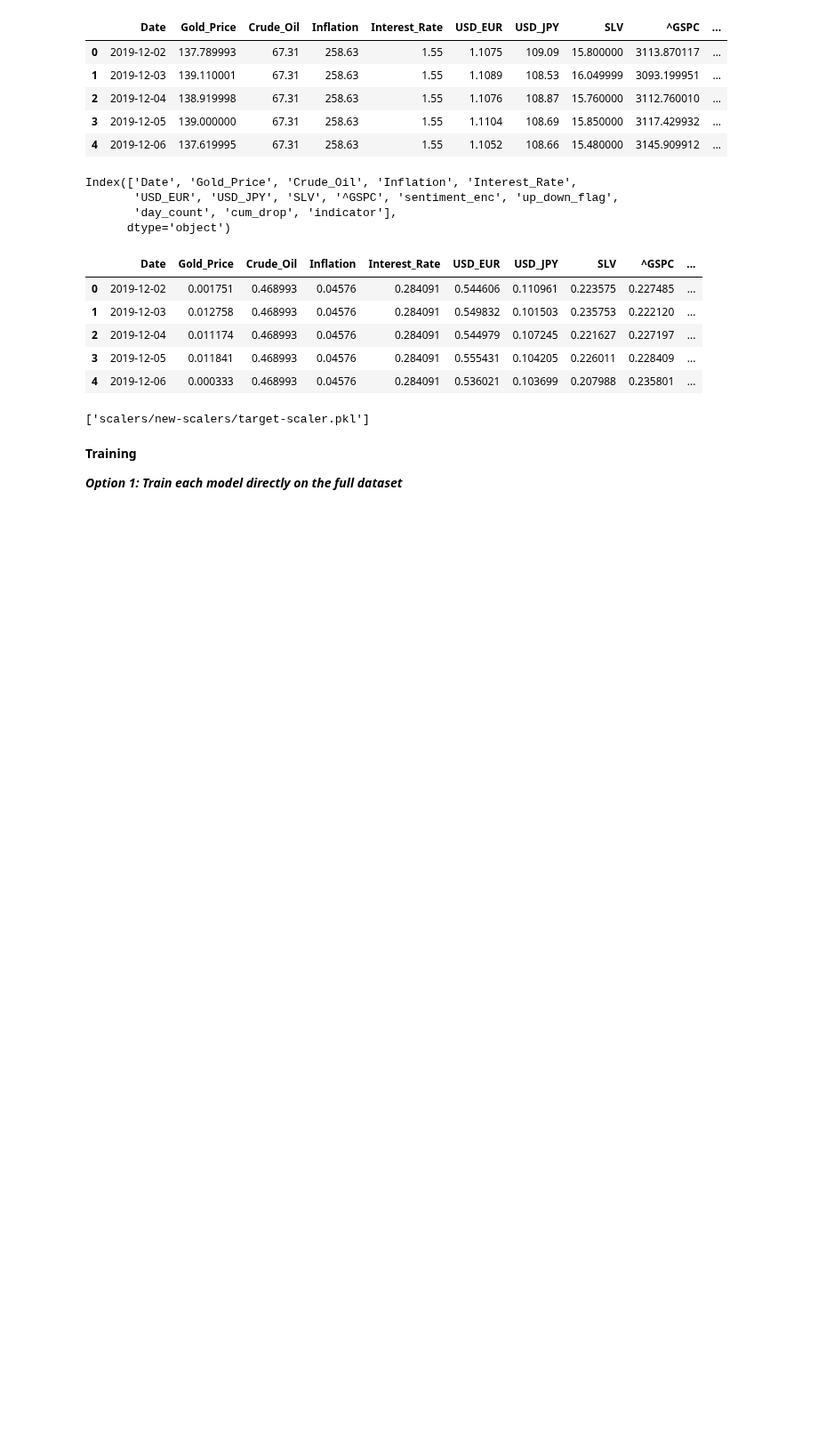
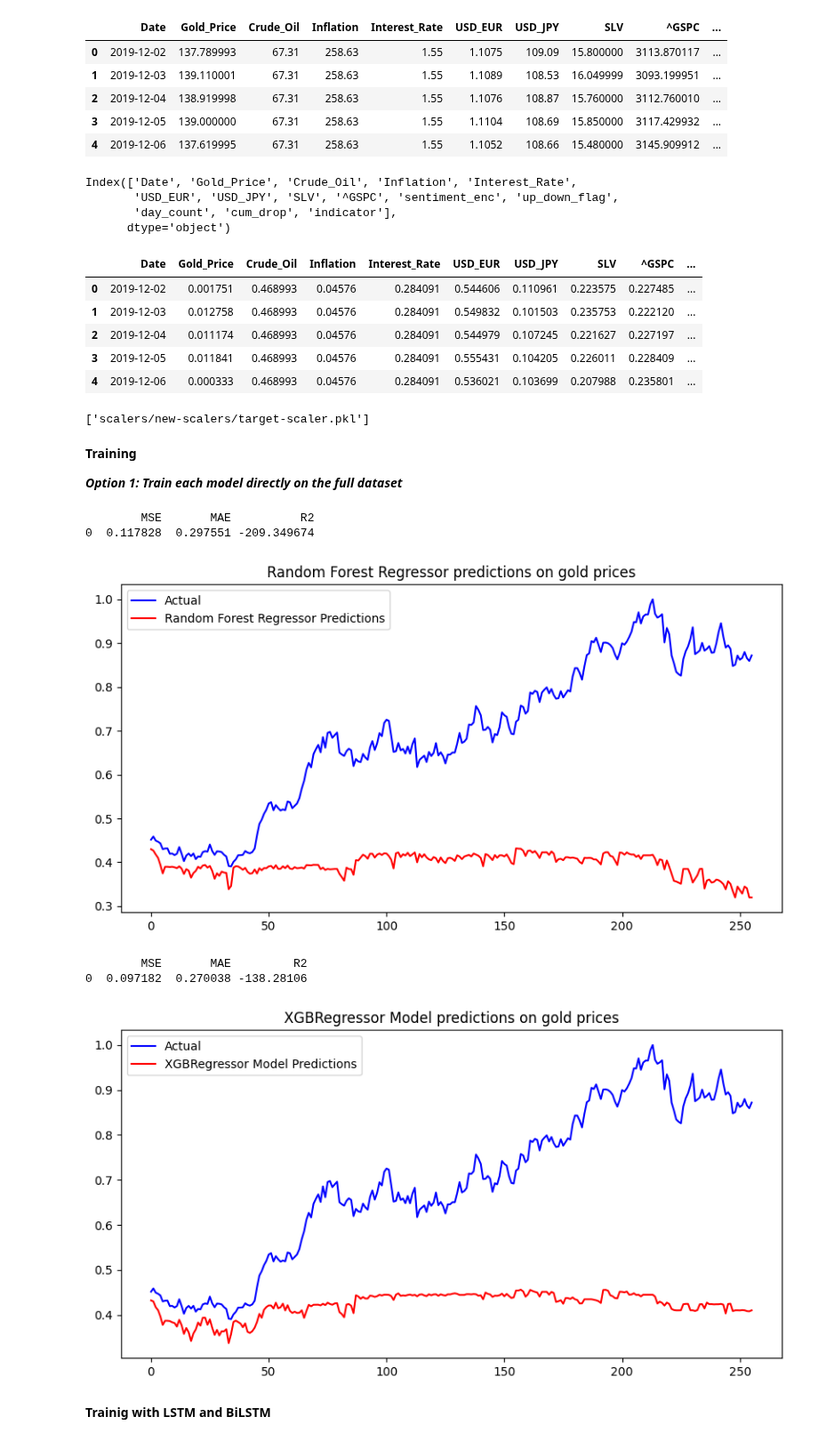
Before and after one commit to sejfovskienes/training_model, a Jupyter notebook: last-1/all-in-one.ipynb, the cells around one changed output. Shown at 89% size. Drawn from its saved outputs; the diff is of its cells as text; code cells hidden in the pictures; blank space fills up the shorter version.

Commit message:
good results

```diff
--- a/last-1/all-in-one.ipynb
+++ b/last-1/all-in-one.ipynb
@@ -73,12 +79,12 @@ def get_models() -> list:
     max_depth=None,
     min_samples_split=2,
     min_samples_leaf=1,
-    max_features='auto',
+    max_features='sqrt',
     random_state=42
     )
 
     return [
-        RegressionModel(model, "Random Forest Regressor"),
+        RegressionModel(rf_model, "Random Forest Regressor"),
         RegressionModel(xgb_model, "XGBRegressor Model")]
 # %%
 def calculate_metrics(y_test, y_pred) -> None:
@@ -97,13 +103,17 @@ def calculate_metrics(y_test, y_pred) -> None:
 
     print(res)
 # %%
-def plot_results(y_test: list, y_preds: list, model:str) -> None:
+def plot_results(y_test, y_preds, model: str) -> None:
     """
-        Plots the results of training a model, helps in removing redudndant code.
+    Plots the results of training a model.
+    Handles both pandas Series and numpy arrays, and LSTM or tree models.
     """
+    y_test_plot = y_test.values if hasattr(y_test, 'values') else y_test
+    y_preds_plot = y_preds.values if hasattr(y_preds, 'values') else y_preds
 
     plt.figure(figsize=(10,5))
-    plt.plot(y_test.values, label='Actual', color='blue')
-    plt.plot(y_preds, label='RFR Predicted', color='red', linestyle='--')
+    plt.plot(y_test_plot, label='Actual', color='blue')
+    plt.plot(y_preds_plot, label=f'{model} Predictions', color='red')
+    plt.title(f"{model} predictions on gold prices")
     plt.legend()
     plt.show()
@@ -261,4 +299,19 @@ y = df[target]
 
 X_train, X_test, y_train, y_test = train_test_split(X, y, test_size=0.2, shuffle=False)
 # %%
-for model in get_
+for model_obj in get_models():
+    model = model_obj.model
+    model.fit(X_train, y_train)
+    y_preds = model.predict(X_test)
+    calculate_metrics(y_test, y_preds)
+    plot_results(y_test, y_preds, model_obj.name)
+    print("\n\n")
+# %% [output]
+        MSE       MAE          R2
+0  0.117828  0.297551 -209.349674
+[figure, added]
+        MSE       MAE         R2
+0  0.097182  0.270038 -138.28106
+[figure, added]
+# %% [markdown]
+**Trainig with LSTM and BiLSTM**
```
Also changed, not shown: parts of 6 cells of this notebook, 1 other file.
